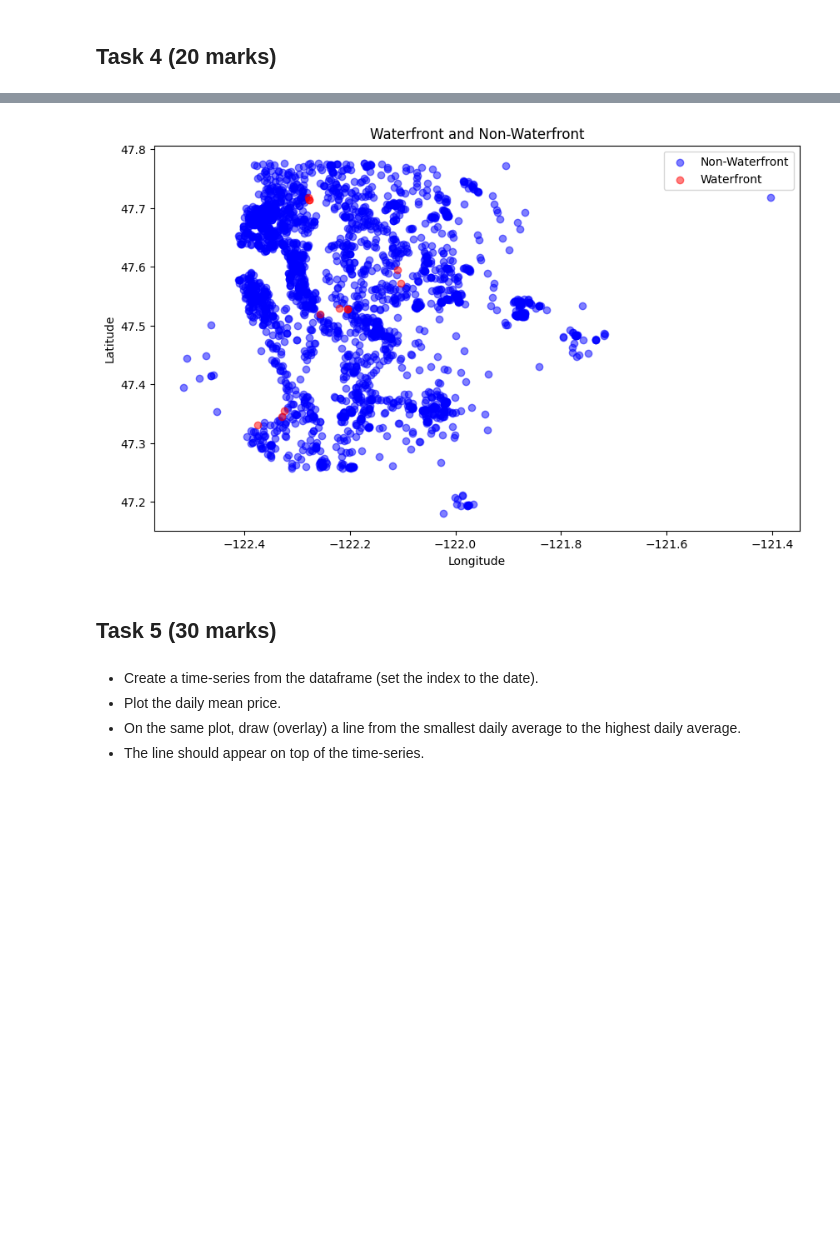
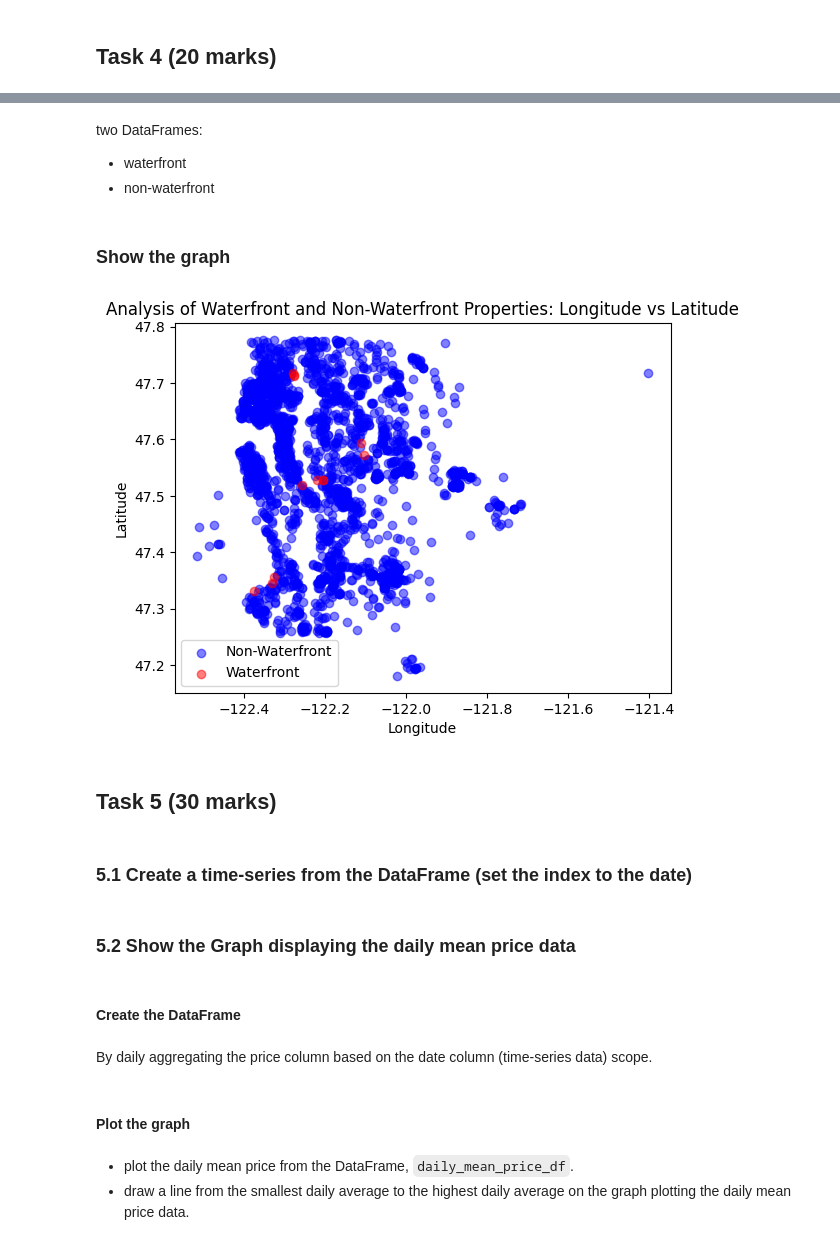
Before and after one commit to patorsiang/COMP8270-Programming-for-Artificial-Intelligence, a Jupyter notebook: assessment/4/index.ipynb, the cells around one changed output, grey strips where cells are left out. Saved outputs shown, nothing was run; the diff lists cells and outputs as text; code cells hidden in the pictures; blank space fills up the shorter version.

```diff
--- a/assessment/4/index.ipynb
+++ b/assessment/4/index.ipynb
@@ -103,0 +118,4 @@ plt.show()
+# %% [markdown]
+two DataFrames:
+- waterfront
+- non-waterfront
@@ -104,16 +125,16 @@ plt.show()
+# %% [markdown]
+### Show the graph
 # %%
-plt.figure(figsize=(10, 6))
-waterfront_df = df[df['waterfront'] == 1]
-non_waterfront_df = df[df['waterfront'] == 0]
-
 plt.scatter(non_waterfront_df['long'], non_waterfront_df['lat'], color='blue', label='Non-Waterfront', alpha=0.5)
 plt.scatter(waterfront_df['long'], waterfront_df['lat'], color='red', label='Waterfront', alpha=0.5)
 plt.xlabel('Longitude')
 plt.ylabel('Latitude')
-plt.title('Waterfront and Non-Waterfront')
+plt.title('Analysis of Waterfront and Non-Waterfront Properties: Longitude vs Latitude')
 plt.legend()
 plt.show()
 # %% [output]
-[figure, old version]
+[figure, new version]
 # %% [markdown]
 ## Task 5 (30 marks)
+# %% [markdown]
+### 5.1 Create a time-series from the DataFrame (set the index to the date)
@@ -119,0 +144,6 @@ plt.show()
+# %% [markdown]
+### 5.2 Show the Graph displaying the daily mean price data
+# %% [markdown]
+#### Create the DataFrame
+# %% [markdown]
+By daily aggregating the price column based on the date column (time-series data) scope.
@@ -120,6 +152,6 @@ plt.show()
+# %% [markdown]
+#### Plot the graph
 # %% [markdown]
-- Create a time-series from the dataframe (set the index to the date).
-- Plot the daily mean price.
-- On the same plot, draw (overlay) a line from the smallest daily average to the highest daily average.
-- The line should appear on top of the time-series.
+- plot the daily mean price from the DataFrame, `daily_mean_price_df`.
+- draw a line from the smallest daily average to the highest daily average on the graph plotting the daily mean price data.
 # %%
```
Also changed, not shown: parts of 18 cells of this notebook, 1 other file.
